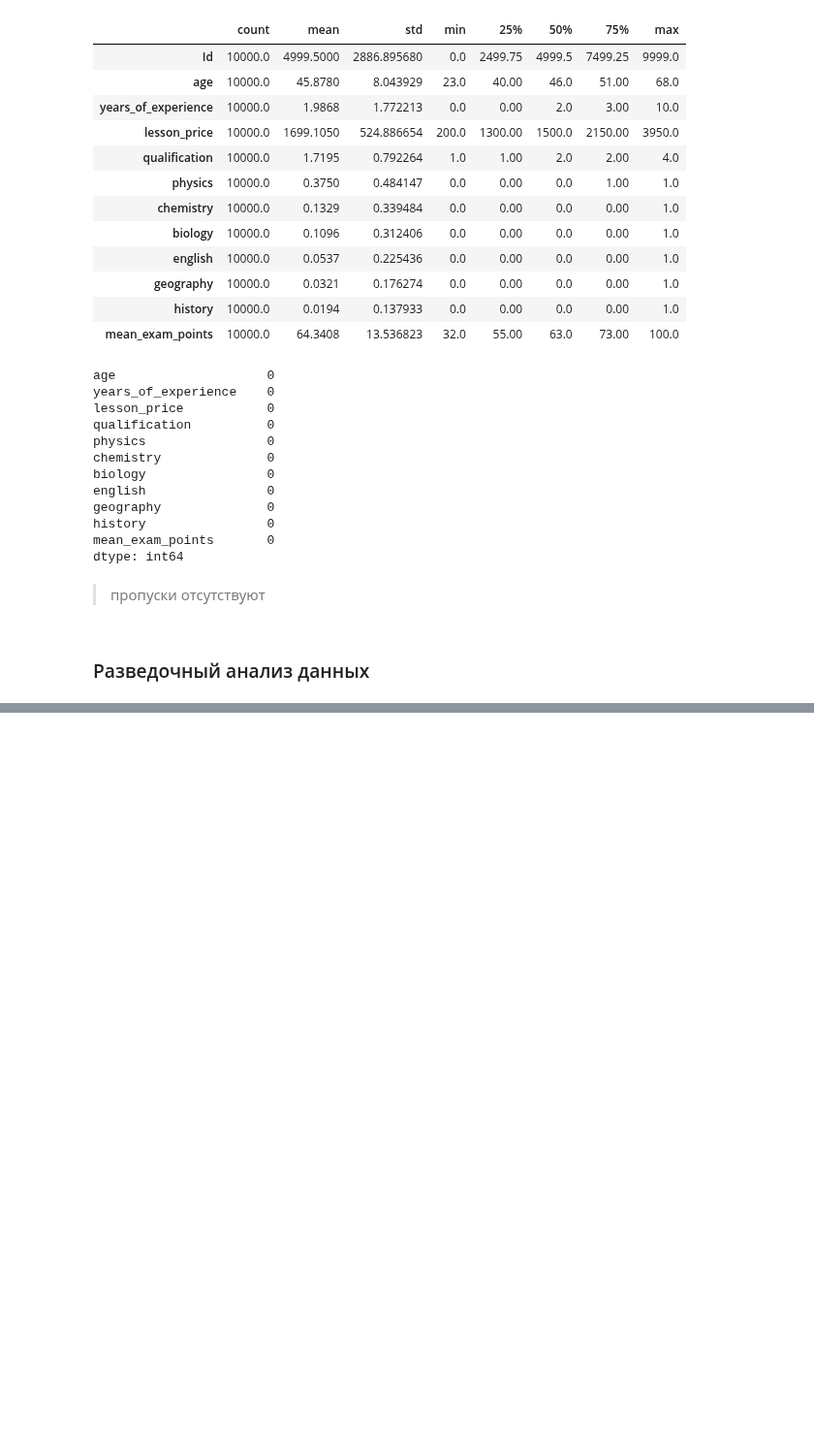
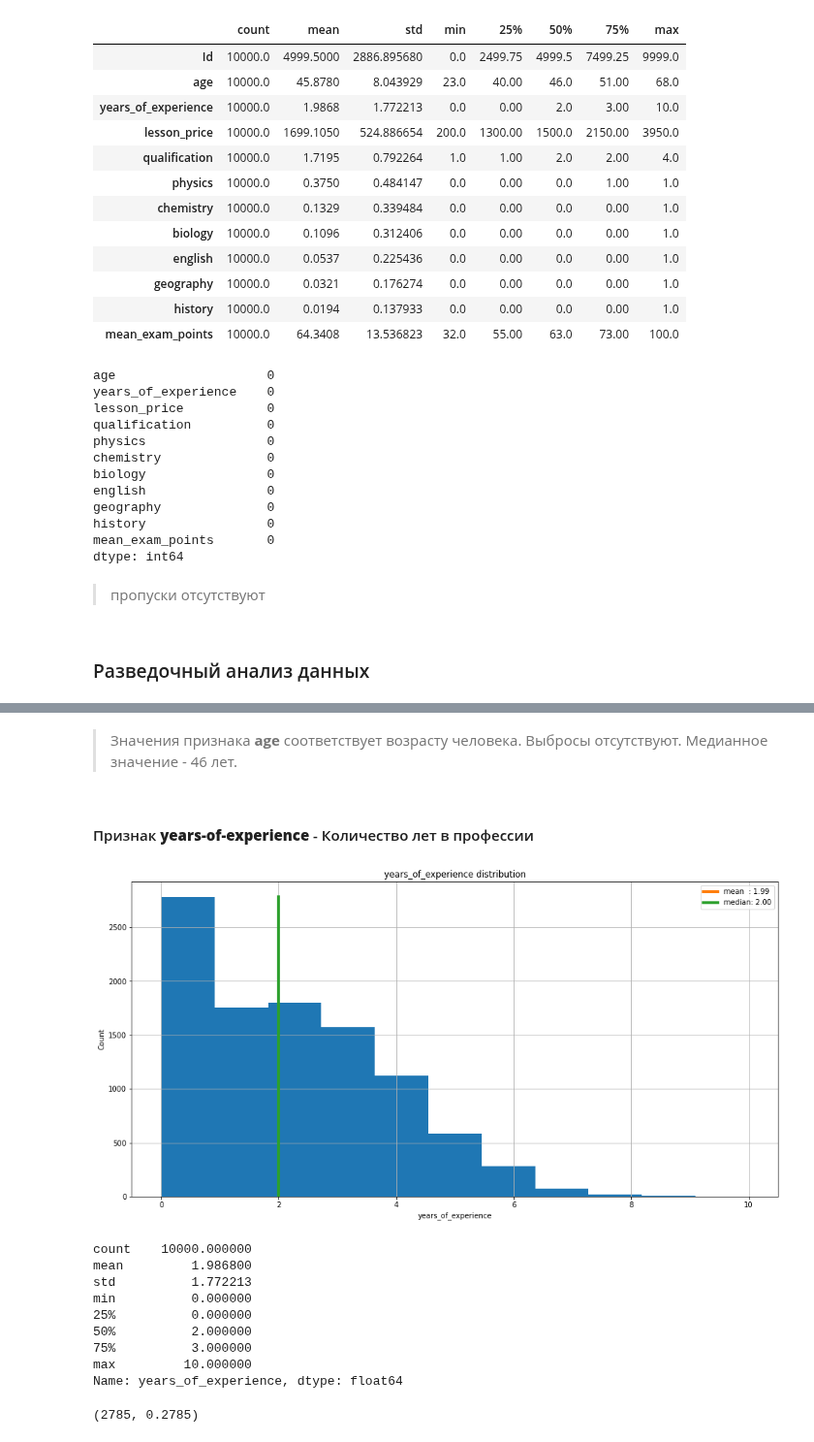
Before and after one commit to alex-chin/gb_data_analysis, a Jupyter notebook: project/math_exam.ipynb, the cells around one changed output, grey strips where cells are left out. Shown at 97% size. Saved outputs shown, nothing was run; the diff lists cells and outputs as text; code cells hidden in the pictures; blank space fills up the shorter version.

```diff
--- a/project/math_exam.ipynb
+++ b/project/math_exam.ipynb
@@ -152,0 +195,21 @@ from sklearn.tree import DecisionTreeClassifier
+# %% [markdown]
+> Значения признака **age** соответствует возрасту человека. Выбросы отсутствуют. Медианное значение - 46 лет.
+# %% [markdown]
+#### Признак **years-of-experience** - Количество лет в профессии
+# %%
+first_look(train.years_of_experience, bins=11, is_show_stat=True)
+# %% [output]
+[figure, added]
+count    10000.000000
+mean         1.986800
+std          1.772213
+min          0.000000
+25%          0.000000
+50%          2.000000
+75%          3.000000
+max         10.000000
+Name: years_of_experience, dtype: float64
+# %%
+train[train.years_of_experience==0].count()[0], train[train.years_of_experience==0].count()[0]/train.count()[0]
+# %% [output]
+(2785, 0.2785)
```
Also changed, not shown: parts of 13 cells of this notebook.
